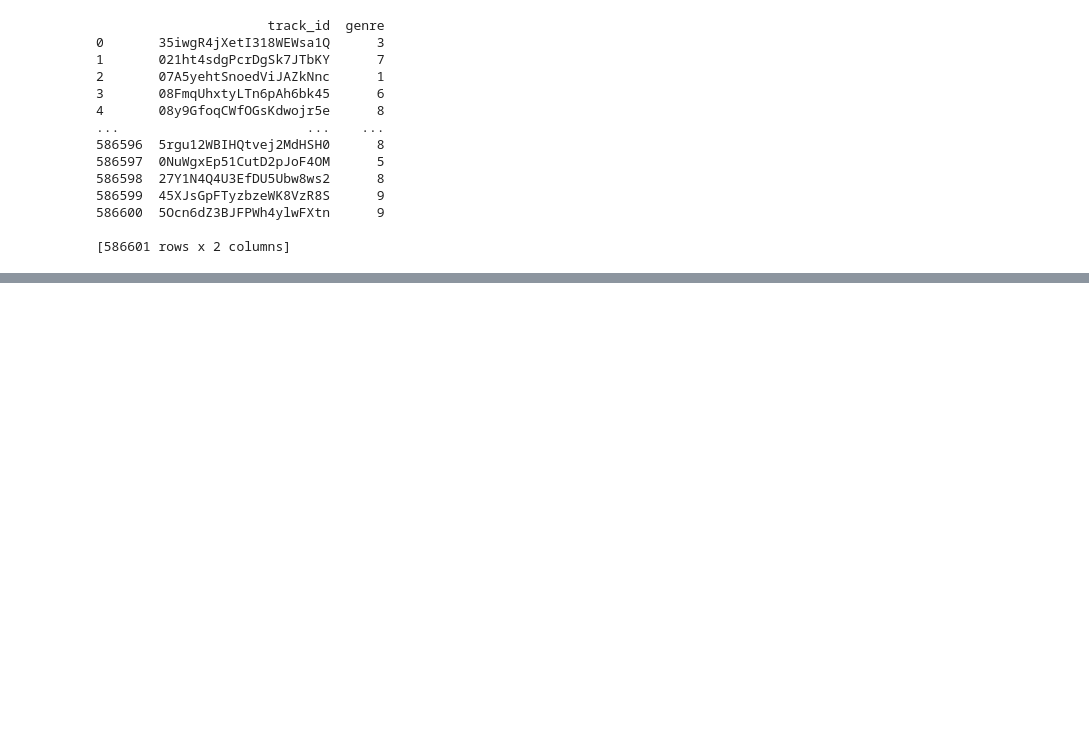
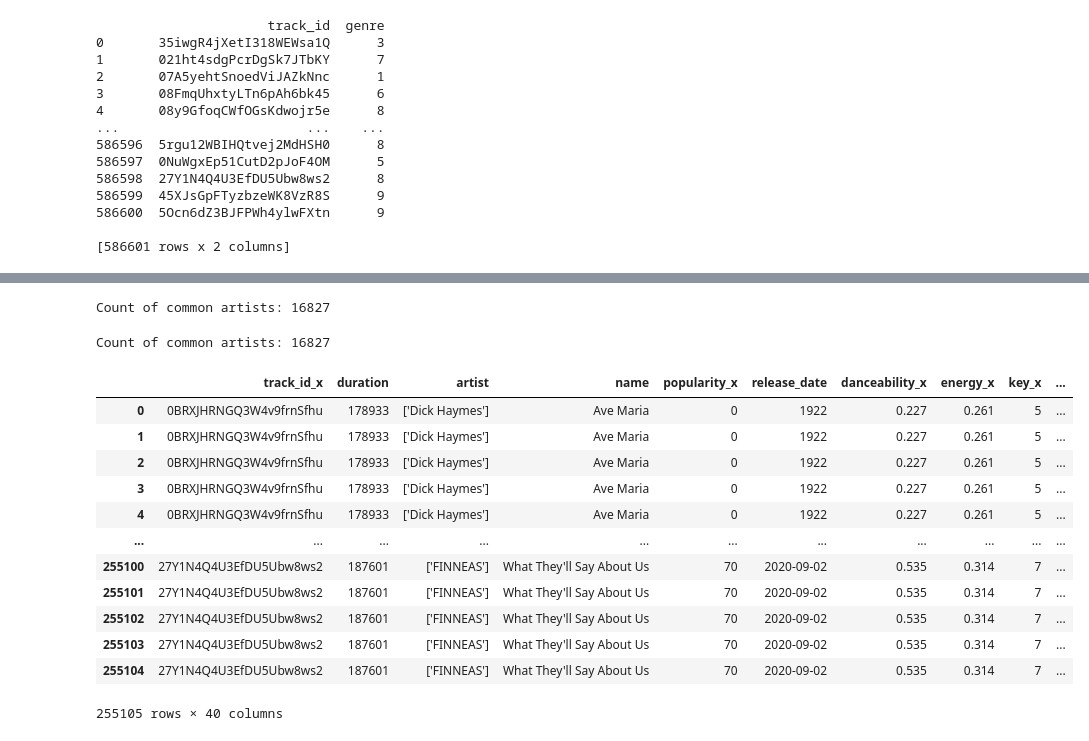
Before and after one commit to yassinex02/StreamAnalytics_GP, a Jupyter notebook: tracks_feature_engineering.ipynb, the cells around one changed output, grey strips where cells are left out. Cells and saved outputs as stored; diff of their text form; code cells hidden in the pictures; blank space fills up the shorter version.

```diff
--- a/tracks_feature_engineering.ipynb
+++ b/tracks_feature_engineering.ipynb
@@ -207,0 +88,9 @@ print(df_tracks_copy[['release_date', 'newness_score']])
+# %%
+min_months_elapsed = df_tracks['months_elapsed'].min()
+max_months_elapsed = df_tracks['months_elapsed'].max()
+
+# Normalize 'months_elapsed' to the range [0, 1]
+df_tracks['newness_score'] = 1 - (df_tracks['months_elapsed'] - min_months_elapsed) / (max_months_elapsed - min_months_elapsed)
+df_tracks['newness_score'] = df_tracks['newness_score'].clip(0, 1)
+
+print(df_tracks[['release_date', 'newness_score']])
@@ -267,0 +188,3 @@ Index(['track_id', 'duration', 'artist', 'name', 'popularity', 'release_date',
+# %%
+df_2 = pd.read_csv('/Users/yassine/Desktop/IE/4th year/2nd sem/stream analytics/datasets/dataset.csv')
+df_2.head(10)
@@ -267,0 +234,15 @@ Index(['track_id', 'duration', 'artist', 'name', 'popularity', 'release_date',
+# %%
+df_tracks = df_tracks.drop_duplicates(subset='name', keep='first')
+df_2 = df_2.drop_duplicates(subset='track_name', keep='first')
+
+common_songs = set(df_tracks['name']).intersection(df_2['track_name'])
+
+df_common_tracks = df_tracks[df_tracks['name'].isin(common_songs)]
+df_common_2 = df_2[df_2['track_name'].isin(common_songs)]
+
+df_2_selected = df_common_2[['track_name', 'album_name', 'track_genre']]
+
+df_merged = pd.merge(df_common_tracks, df_2_selected,
+                     left_on='name', right_on='track_name', how='inner')
+
+print(len(df_merged))
@@ -267,0 +279,2 @@ Index(['track_id', 'duration', 'artist', 'name', 'popularity', 'release_date',
+# %%
+df_merged['artist'] = df_merged['artist'].astype(str).str.strip("[]").str.replace("'", "")
@@ -267,0 +338,37 @@ Index(['track_id', 'duration', 'artist', 'name', 'popularity', 'release_date',
+# %%
+# Find the common artists using sets
+common_artists_set = set(df_merged['artist']).intersection(df_artists['name'])
+
+# Print the count and common artists
+print(f"Count of common artists: {len(common_artists_set)}")
+# %% [output]
+Count of common artists: 16827
+# %%
+import pandas as pd
+
+# Find the common artists using sets
+common_artists_set = set(df_merged['artist']).intersection(df_artists['name'])
+
+# Create a DataFrame with the common artists
+df_common_artists = pd.DataFrame(list(common_artists_set), columns=['common_artist'])
+
+# Print the count and the DataFrame
+print(f"Count of common artists: {len(common_artists_set)}")
+# %% [output]
+Count of common artists: 16827
+# %%
+df_merged
+# %% [output]
+|  | track_id_x | duration | artist | name | popularity_x | release_date | danceability_x | energy_x | key_x | ... |
+| 0 | 0BRXJHRNGQ3W4v9frnSfhu | 178933 | ['Dick Haymes'] | Ave Maria | 0 | 1922 | 0.227 | 0.261 | 5 | ... |
+| 1 | 0BRXJHRNGQ3W4v9frnSfhu | 178933 | ['Dick Haymes'] | Ave Maria | 0 | 1922 | 0.227 | 0.261 | 5 | ... |
+| 2 | 0BRXJHRNGQ3W4v9frnSfhu | 178933 | ['Dick Haymes'] | Ave Maria | 0 | 1922 | 0.227 | 0.261 | 5 | ... |
+| 3 | 0BRXJHRNGQ3W4v9frnSfhu | 178933 | ['Dick Haymes'] | Ave Maria | 0 | 1922 | 0.227 | 0.261 | 5 | ... |
+| 4 | 0BRXJHRNGQ3W4v9frnSfhu | 178933 | ['Dick Haymes'] | Ave Maria | 0 | 1922 | 0.227 | 0.261 | 5 | ... |
+| ... | ... | ... | ... | ... | ... | ... | ... | ... | ... | ... |
+| 255100 | 27Y1N4Q4U3EfDU5Ubw8ws2 | 187601 | ['FINNEAS'] | What They'll Say About Us | 70 | 2020-09-02 | 0.535 | 0.314 | 7 | ... |
+| 255101 | 27Y1N4Q4U3EfDU5Ubw8ws2 | 187601 | ['FINNEAS'] | What They'll Say About Us | 70 | 2020-09-02 | 0.535 | 0.314 | 7 | ... |
+| 255102 | 27Y1N4Q4U3EfDU5Ubw8ws2 | 187601 | ['FINNEAS'] | What They'll Say About Us | 70 | 2020-09-02 | 0.535 | 0.314 | 7 | ... |
+| 255103 | 27Y1N4Q4U3EfDU5Ubw8ws2 | 187601 | ['FINNEAS'] | What They'll Say About Us | 70 | 2020-09-02 | 0.535 | 0.314 | 7 | ... |
+| 255104 | 27Y1N4Q4U3EfDU5Ubw8ws2 | 187601 | ['FINNEAS'] | What They'll Say About Us | 70 | 2020-09-02 | 0.535 | 0.314 | 7 | ... |
+255105 rows × 40 columns
```
Also changed, not shown: parts of 38 cells of this notebook, 6 other files.
